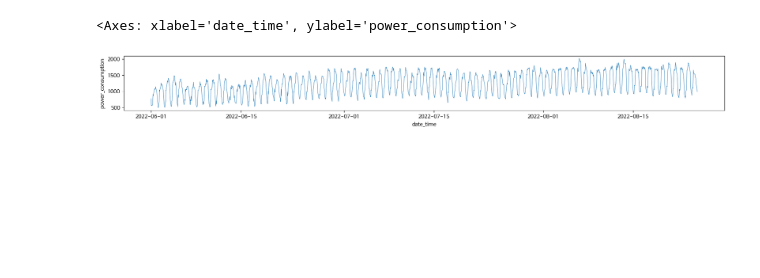
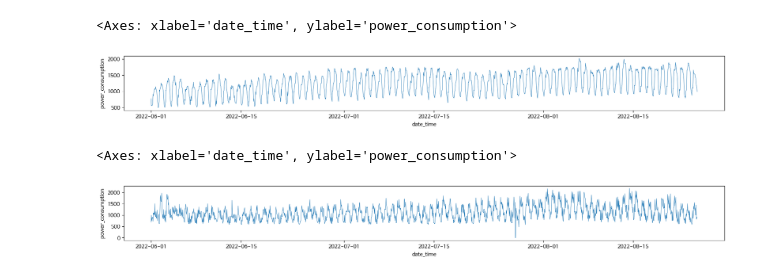
Before and after one commit to noweahc/energy, a Jupyter notebook: EDA.ipynb, the cells around one changed output. Drawn from its saved outputs; the diff is of its cells as text; code cells hidden in the pictures; blank space fills up the shorter version.

```diff
--- a/EDA.ipynb
+++ b/EDA.ipynb
@@ -347,3 +352,11 @@ sns.lineplot(data = buil_56, x = 'date_time', y = 'power_consumption', linewidth
 # %% [output]
 <Axes: xlabel='date_time', ylabel='power_consumption'>
 [figure]
+# %%
+buil_95 = eda_df[eda_df.building_number == 95]
+fig = plt.figure(figsize = (20, 4))
+plt.subplot(211)
+sns.lineplot(data = buil_95, x = 'date_time', y = 'power_consumption', linewidth = 0.6)
+# %% [output]
+<Axes: xlabel='date_time', ylabel='power_consumption'>
+[figure, added]
```
Also changed, not shown: parts of 4 cells of this notebook.
